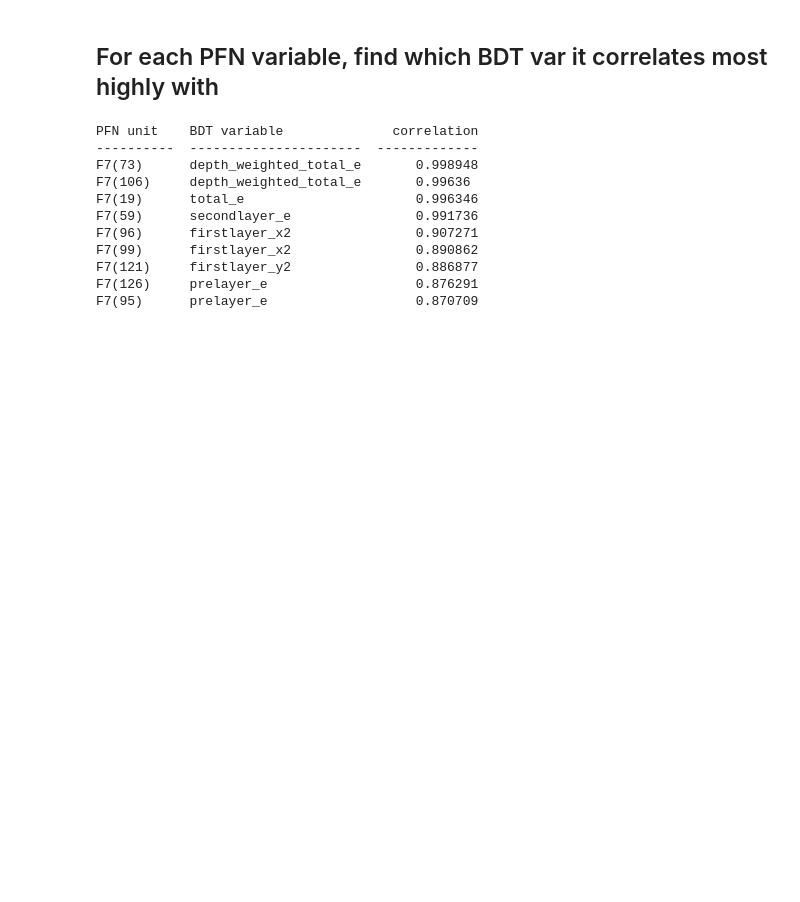
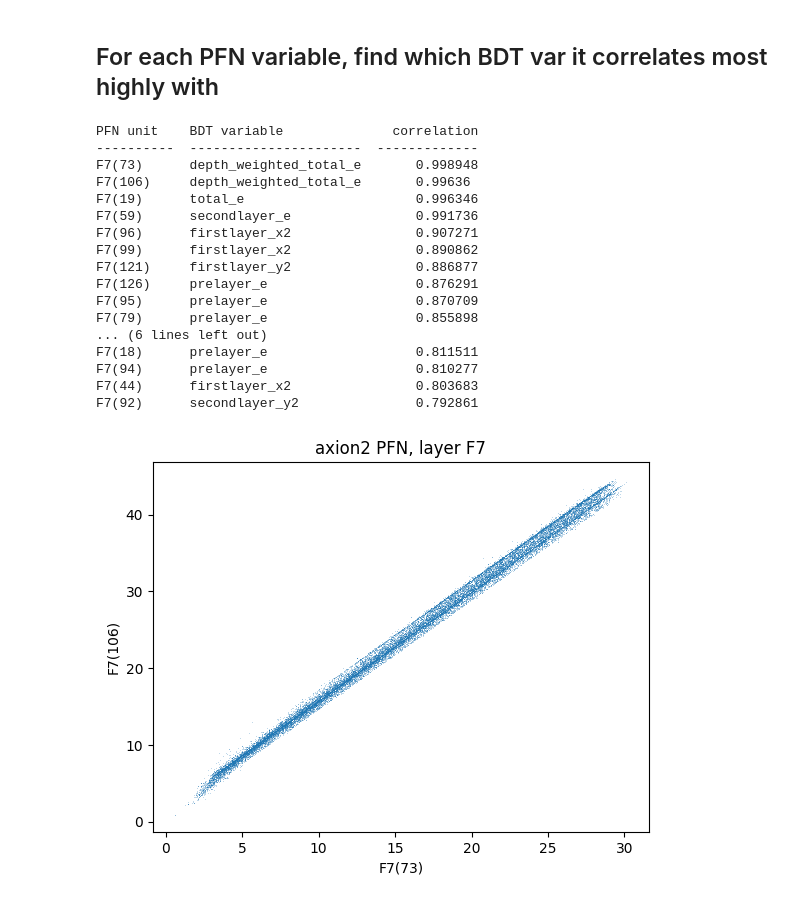
Before and after one commit to womogenes/photon-jet, a Jupyter notebook: final_evaluate/pfn_feature_analysis/correlations.ipynb, the cells around one changed output. Saved outputs shown, nothing was run; the diff lists cells and outputs as text; code cells hidden in the pictures; blank space fills up the shorter version.

```diff
--- a/final_evaluate/pfn_feature_analysis/correlations.ipynb
+++ b/final_evaluate/pfn_feature_analysis/correlations.ipynb
@@ -87,10 +87,10 @@ There's a couple variables with zero variance amongst the BDT variables, but tha
 def corr(var1, var2):
     return corr_mat[all_labels.index(var1),all_labels.index(var2)]
 # %%
-def plot_corr(var1, var2, ax):
+def plot_corr(var1, var2):
     idx1, idx2 = all_labels.index(var1), all_labels.index(var2)
-    ax.scatter(all_vars[idx1], all_vars[idx2], s=0.1, linewidth=0)
-    ax.set_xlabel(var1)
-    ax.set_ylabel(var2)
-    ax.set_title(f"{task_name} PFN, layer {model_layer}")
+    plt.scatter(all_vars[idx1], all_vars[idx2], s=0.1, linewidth=0)
+    plt.xlabel(var1)
+    plt.ylabel(var2)
+    plt.title(f"{task_name} PFN, layer {model_layer}")
 # %%
@@ -113,7 +112,7 @@ for var1 in pfn_labels:
 table.sort(key=lambda row: -abs(row[2]))
 
 # Top 9
-print(tabulate(table[:9], headers=["PFN unit", "BDT variable", "correlation"]))
+print(tabulate(table[:20], headers=["PFN unit", "BDT variable", "correlation"]))
 # %% [output]
 PFN unit    BDT variable              correlation
 ----------  ----------------------  -------------
@@ -126,3 +125,14 @@ F7(99)      firstlayer_x2                0.890862
 F7(121)     firstlayer_y2                0.886877
 F7(126)     prelayer_e                   0.876291
 F7(95)      prelayer_e                   0.870709
+F7(79)      prelayer_e                   0.855898
+... (6 lines left out)
+F7(18)      prelayer_e                   0.811511
+F7(94)      prelayer_e                   0.810277
+F7(44)      firstlayer_x2                0.803683
+F7(92)      secondlayer_y2               0.792861
+# %%
+fig, axs = plt.subplots()
+plot_corr("F7(73)", "F7(106)")
+# %% [output]
+[figure, added]
```
Also changed, not shown: parts of 1 cell of this notebook.
